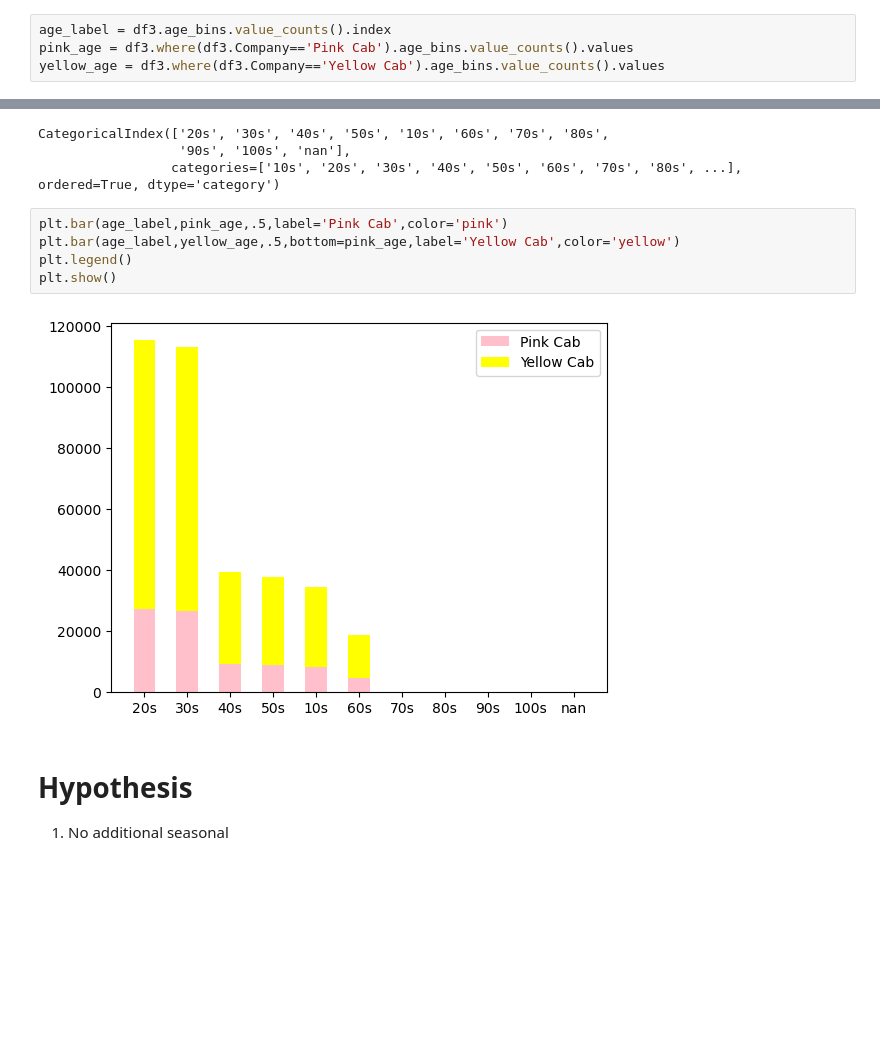
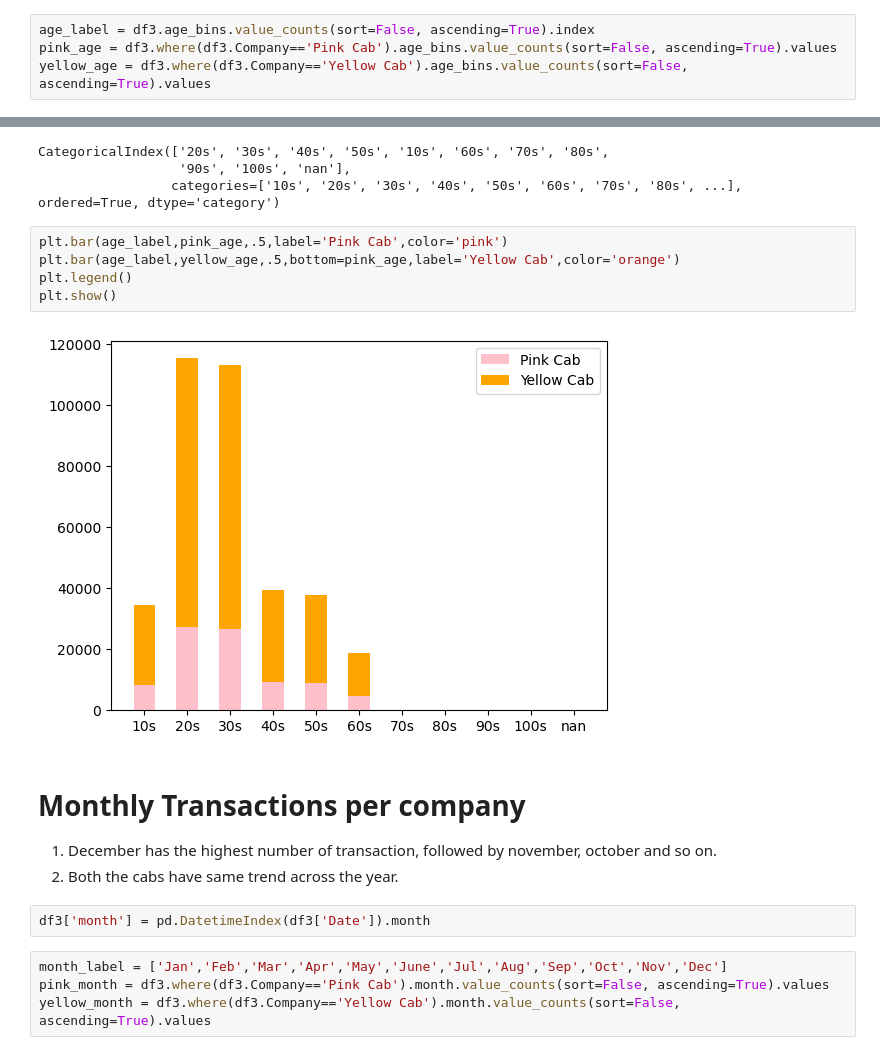
Before and after one commit to jamz97/VC, a Jupyter notebook: G2M Case Study.ipynb, the cells around one changed output, grey strips where cells are left out. Drawn from its saved outputs; the diff is of its cells as text; blank space fills up the shorter version.

```diff
--- a/G2M Case Study.ipynb
+++ b/G2M Case Study.ipynb
@@ -439,9 +439,9 @@ df3
 | 359391 | 10440107 | 2018-01-02,Tuesday | Yellow Cab | WASHINGTON DC | 12.76 | 191.58 | 177.6192 | ... |
 359392 rows × 16 columns
 # %%
-age_label = df3.age_bins.value_counts().index
-pink_age = df3.where(df3.Company=='Pink Cab').age_bins.value_counts().values
-yellow_age = df3.where(df3.Company=='Yellow Cab').age_bins.value_counts().values
+age_label = df3.age_bins.value_counts(sort=False, ascending=True).index
+pink_age = df3.where(df3.Company=='Pink Cab').age_bins.value_counts(sort=False, ascending=True).values
+yellow_age = df3.where(df3.Company=='Yellow Cab').age_bins.value_counts(sort=False, ascending=True).values
 # %%
 age_label
 # %% [output]
@@ -450,12 +450,19 @@ CategoricalIndex(['20s', '30s', '40s', '50s', '10s', '60s', '70s', '80s',
                  categories=['10s', '20s', '30s', '40s', '50s', '60s', '70s', '80s', ...], ordered=True, dtype='category')
 # %%
 plt.bar(age_label,pink_age,.5,label='Pink Cab',color='pink')
-plt.bar(age_label,yellow_age,.5,bottom=pink_age,label='Yellow Cab',color='yellow')
+plt.bar(age_label,yellow_age,.5,bottom=pink_age,label='Yellow Cab',color='orange')
 plt.legend()
 plt.show()
 # %% [output]
-[figure, old version]
+[figure, new version]
-# %% [markdown]
-# Hypothesis
-
-1. No additional seasonal
+# %% [markdown]
+# Monthly Transactions per company
+
+1. December has the highest number of transaction, followed by november, october and so on.
+2. Both the cabs have same trend across the year.
+# %%
+df3['month'] = pd.DatetimeIndex(df3['Date']).month
+# %%
+month_label = ['Jan','Feb','Mar','Apr','May','June','Jul','Aug','Sep','Oct','Nov','Dec']
+pink_month = df3.where(df3.Company=='Pink Cab').month.value_counts(sort=False, ascending=True).values
+yellow_month = df3.where(df3.Company=='Yellow Cab').month.value_counts(sort=False, ascending=True).values
```
Also changed, not shown: parts of 6 cells of this notebook.
